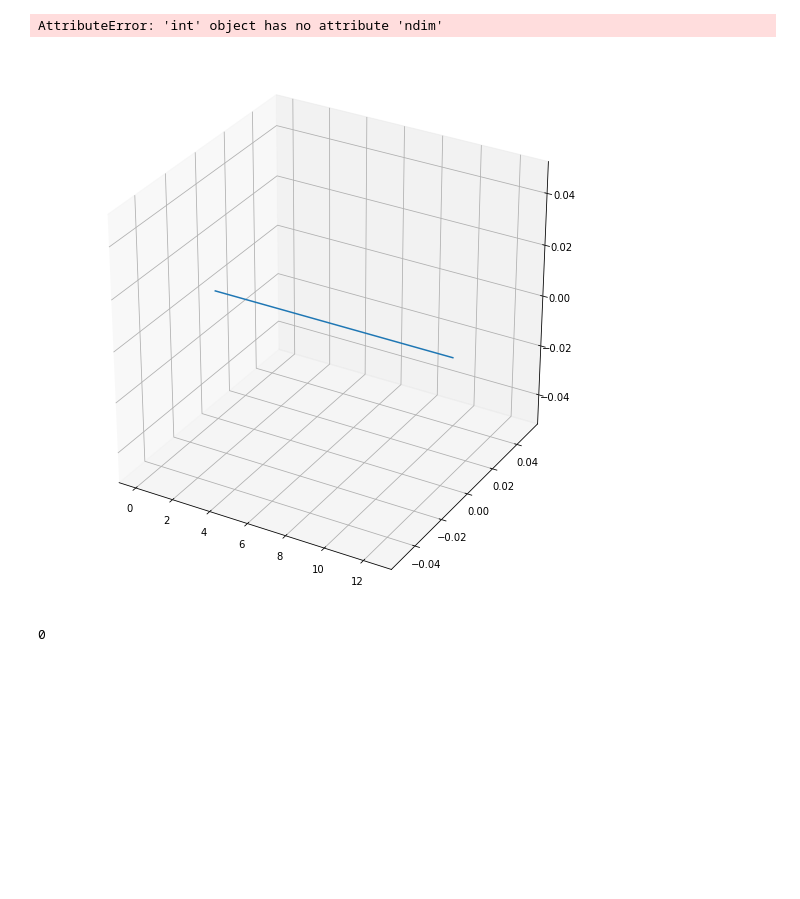
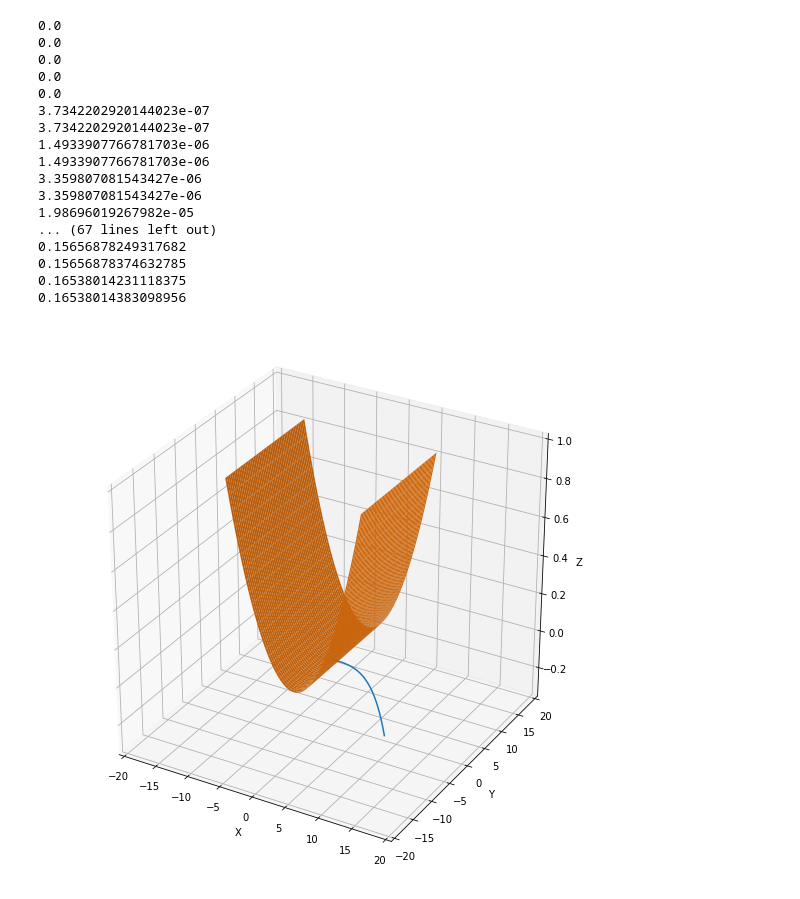
Before and after one commit to fidlerja/optimal-control, a Jupyter notebook: Simulator.ipynb, the cells around one changed output. Cells and saved outputs as stored; diff of their text form; code cells hidden in the pictures; blank space fills up the shorter version.

```diff
--- a/Simulator.ipynb
+++ b/Simulator.ipynb
@@ -11,7 +11,7 @@ skew = lambda x: np.array([[0, -x[2], x[1]],
 # %%
 g = 9.81
 x, y = sy.symbols('x y')
-M = 0*x**2
+M = x**2 / 10**2
 Mlam = sy.lambdify((x,y), M)
 Mx = sy.lambdify((x,y), sy.diff(M, x))
 My = sy.lambdify((x,y), sy.diff(M, y))
@@ -32,52 +32,71 @@ def system(y, t):
 
     #make q
     ndot = np.zeros(3)
+    angle = np.arccos(nhat[2])
     if nhat[2] == 1:
         q = 0
     else:
-        q = -ndot[0] / np.sin( np.arccos(nhat[2]) )
+        q = -ndot[0] / np.sin( angle )
+    print(angle)
 
     #make R dot
     wb = np.array([0, q, theta[i]])
     Rdot = R@skew(wb)
     #make p dot
     pdot = v
     #make v dot
-    vdot = np.array([0,0,-g]) + g*nhat*np.cos(q) + R@np.array([u[i],0,0])
+    vdot = np.array([0,0,-g]) + g*nhat*np.cos(angle) + R@np.array([u[i],0,0])
 
     return tuple(pdot) + tuple(vdot) + tuple(Rdot.flatten())
 
 N = 1000
 theta = np.zeros(N)
 u = np.ones(N)
 t_array = np.linspace(0, 5, N)
 
 p0 = np.zeros(3)
 v0 = np.zeros(3)
-R0 = np.eye(3)
+theta0 = 0
+R0 = np.array([[np.cos(theta0), -np.sin(theta0), 0],
+              [np.sin(theta0), np.cos(theta0), 0],
+              [0, 0, 1]])
 y0 = np.concatenate((p0, v0, R0.flatten()))
 
 fig = plt.figure(figsize=(10,10))
 ax = fig.add_subplot(111, projection='3d')
 
 sol = odeint(system, y0, t_array)
 ax.plot(sol[:,0], sol[:,1], sol[:,2])
 
-x = np.linspace(-3,3)
-y = np.linspace(-3,3)
+x = np.linspace(-10,10)
+y = np.linspace(-10,10)
 X,Y = np.meshgrid(x,y)
+
 ax.plot_surface(X,Y,Mlam(X,Y))
-# # ax.set_title("Problem 2")
-# # ax.set_xlabel(r"$I_1 \omega_1$")
-# # ax.set_ylabel(r"$I_2 \omega_2$")
-# # ax.set_zlabel(r"$I_3 \omega_3$")
+ax.set_ylim([-20,20])
+ax.set_xlim([-20,20])
+ax.set_xlabel("X")
+ax.set_ylabel("Y")
+ax.set_zlabel("Z")
 
 # # plt.savefig('HW3_2.png')
 plt.show()
 # %% [output]
-AttributeError: 'int' object has no attribute 'ndim'
+0.0
+0.0
+0.0
+0.0
+0.0
+3.7342202920144023e-07
+3.7342202920144023e-07
+1.4933907766781703e-06
+1.4933907766781703e-06
+3.359807081543427e-06
+3.359807081543427e-06
+1.98696019267982e-05
+... (67 lines left out)
+0.15656878249317682
+0.15656878374632785
+0.16538014231118375
+0.16538014383098956
-[figure, old version]
+[figure, new version]
-# %%
-Mlam(X,Y)
-# %% [output]
-0
```
